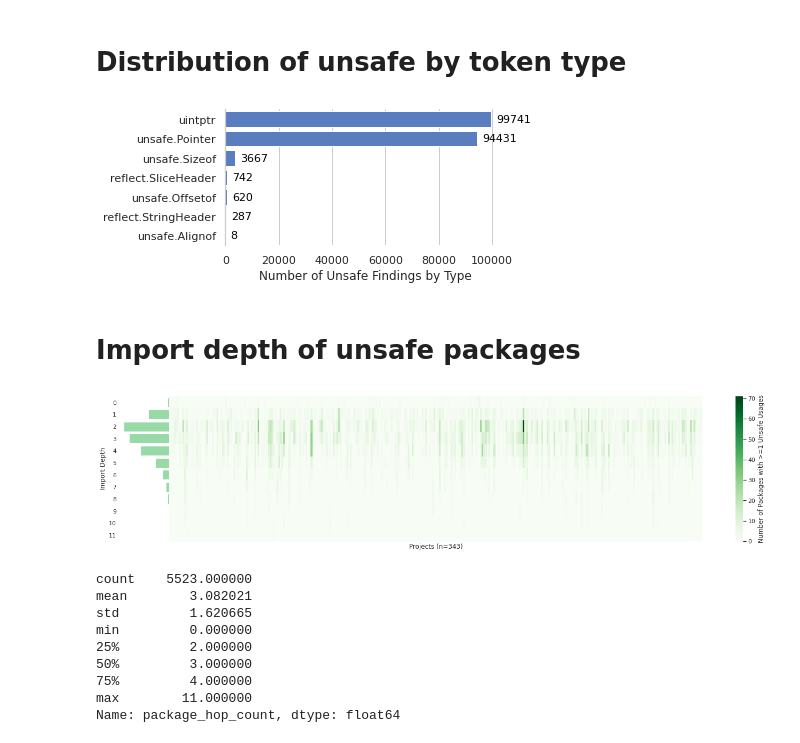
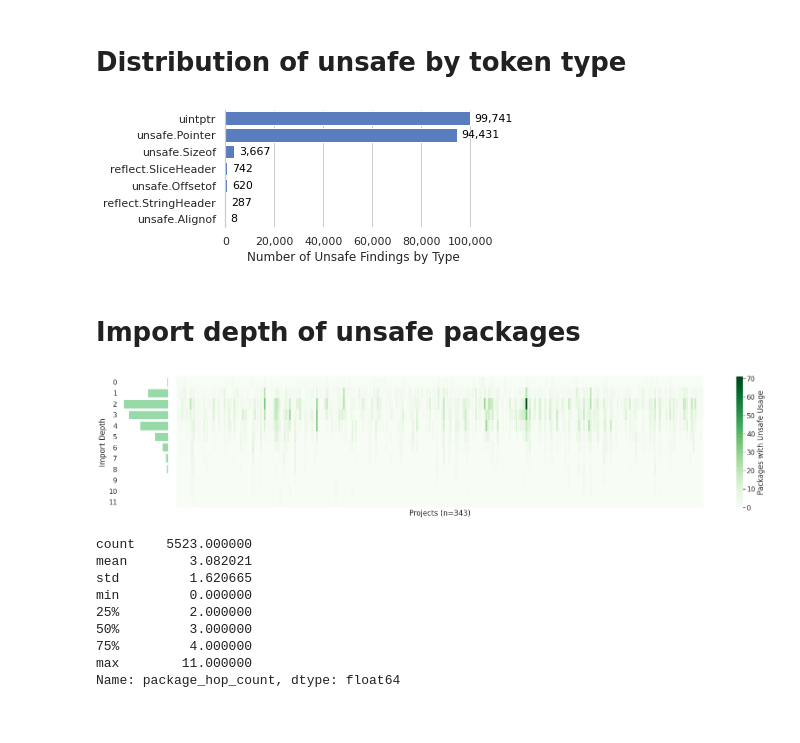
Before and after one commit to jlauinger/master-of-science, a Jupyter notebook: code/data-survey/analysis/paper-figures.ipynb, the cells around one changed output. Saved outputs shown, nothing was run; the diff lists cells and outputs as text; code cells hidden in the pictures.

Commit message:
data-survey: polish paper analysis notebook

```diff
--- a/code/data-survey/analysis/paper-figures.ipynb
+++ b/code/data-survey/analysis/paper-figures.ipynb
@@ -13,5 +13,5 @@ projects_df = pd.read_csv('/root/data2/projects.csv',
                          parse_dates=['project_created_at', 'project_last_pushed_at', 'project_updated_at'])
 projects_df['project_revision'] = projects_df.apply(lambda x: x['project_revision'][:10], axis=1)
 # %%
-packages_df = pd.read_csv('/root/data2/packages_0_499.csv').dropna()
+packages_df = pd.read_csv('/root/data/packages_0_499.csv').dropna()
 # %%
@@ -90,40 +90,48 @@ Total analyzed packages: 62025
 # %% [markdown]
 # Distribution of unsafe by token type
 # %%
+def with_thousands_comma(n):
+    return '{:,}'.format(n)
+
 data = packages_df\
     .drop_duplicates(subset=['import_path', 'dir', 'module_path', 'module_version']).dropna()\
     .loc[:,['package_geiger_unsafe_pointer_sum', 'package_geiger_unsafe_sizeof_sum', 'package_geiger_unsafe_offsetof_sum',
            'package_geiger_unsafe_alignof_sum', 'package_geiger_slice_header_sum', 'package_geiger_string_header_sum',
            'package_geiger_uintptr_sum']]\
     .rename(columns={'package_geiger_unsafe_pointer_sum': 'unsafe.Pointer', 'package_geiger_unsafe_sizeof_sum': 'unsafe.Sizeof',
                     'package_geiger_unsafe_offsetof_sum': 'unsafe.Offsetof', 'package_geiger_unsafe_alignof_sum': 'unsafe.Alignof',
                     'package_geiger_slice_header_sum': 'reflect.SliceHeader', 'package_geiger_string_header_sum': 'reflect.StringHeader',
                     'package_geiger_uintptr_sum': 'uintptr'})\
     .sum()\
     .sort_values(ascending=False)
 
 sns.set(style="whitegrid")
 
-fig, ax = plt.subplots(figsize=(5, 2.5))
+fig, ax = plt.subplots(figsize=(6, 2.5))
 
 # Plot the distribution among types
 sns.set_color_codes("muted")
 g = sns.barplot(data.values, data.index, color="b")
 
 # Add values next to the bars
 for p in ax.patches:
-    ax.annotate("{}".format(int(p.get_width())), (p.get_width(), p.get_y() + p.get_height() / 2.0),
+    ax.annotate("{}".format(with_thousands_comma(int(p.get_width()))), (p.get_width(), p.get_y() + p.get_height() / 2.0),
                 ha='left', va='center', fontsize=11, color='black', xytext=(5, 0),
                 textcoords='offset points')
 #_ = g.set_xlim(0, 120000) #To make space for the annotations
 
 # Add a legend and informative axis label
 ax.set(ylabel="", xlabel="Number of Unsafe Findings by Type")
 sns.despine(bottom=True)
 
-plt.savefig('/root/data/figures/paper/distribution-unsafe-types.png', dpi=600)
+# Add thousands separator to x axis
+ax.get_xaxis().set_major_formatter(matplotlib.ticker.FuncFormatter(lambda x, p: format(int(x), ',')))
+
+plt.tight_layout()
+plt.savefig('/root/data/figures/paper/distribution-unsafe-types.pdf')
+plt.show()
 # %% [output]
-[figure, old version]
+[figure, new version]
 # %% [markdown]
 # Import depth of unsafe packages
 # %%
@@ -139,18 +147,20 @@ distribution_df = packages_df\
     .groupby('package_hop_count')['package_unsafe_sum'].count().T
 
 sns.set(style="white")
+sns.set(font_scale=1.4)
 
 # create plot setup
 fig, axs = plt.subplots(nrows=1, ncols=2, sharey=False, figsize=(24, 5), gridspec_kw={'width_ratios': [1, 14]})
 fig.subplots_adjust(wspace=0)
 
 # plot heatmap
-sns.heatmap(df, ax=axs[1], cmap='Greens', cbar_kws={'label': 'Number of Packages with >=1 Unsafe Usages'})
+sns.heatmap(df, ax=axs[1], cmap='Greens', cbar_kws={'label': 'Packages with Unsafe Usage'})
 
 # plot distribution
 sns.set_color_codes("pastel")
 sns.barplot(distribution_df.values, distribution_df.index, orient='h', color="g", ax=axs[0])
 axs[0].invert_xaxis()
+axs[0].set_facecolor("white")
 
 # labeling
 for item in axs[1].get_yticklabels():
@@ -162,10 +172,11 @@ axs[0].set(ylabel="Import Depth", xlabel="")
 sns.despine(bottom=True, left=True)
 axs[0].set_xticks([])
 
-#plt.show()
-plt.savefig('/root/data/figures/paper/unsafe-import-depth.png', dpi=1200)
+plt.tight_layout()
+plt.savefig('/root/data/figures/paper/unsafe-import-depth.pdf', bbox_inches='tight')
+plt.show()
 # %% [output]
-[figure, old version]
+[figure, new version]
 # %%
 packages_df\
     [(packages_df['is_standard']==False)&(packages_df['package_unsafe_sum']>0)]\
```
Also changed, not shown: parts of 9 cells of this notebook.
